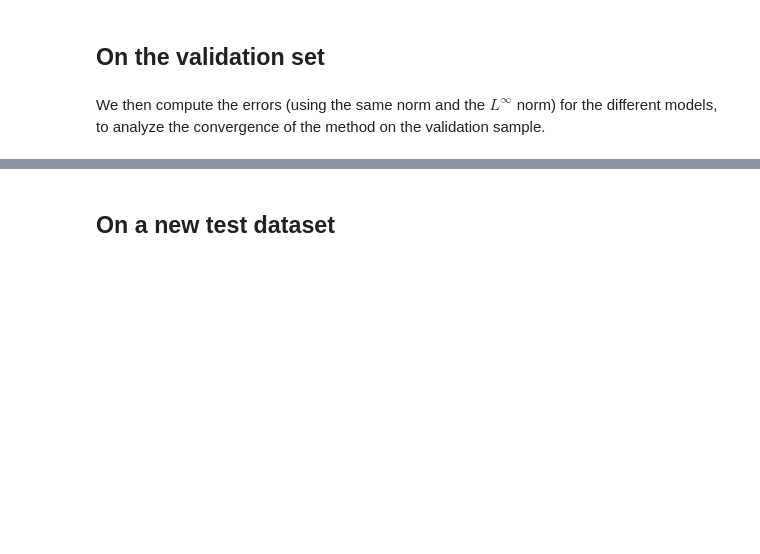
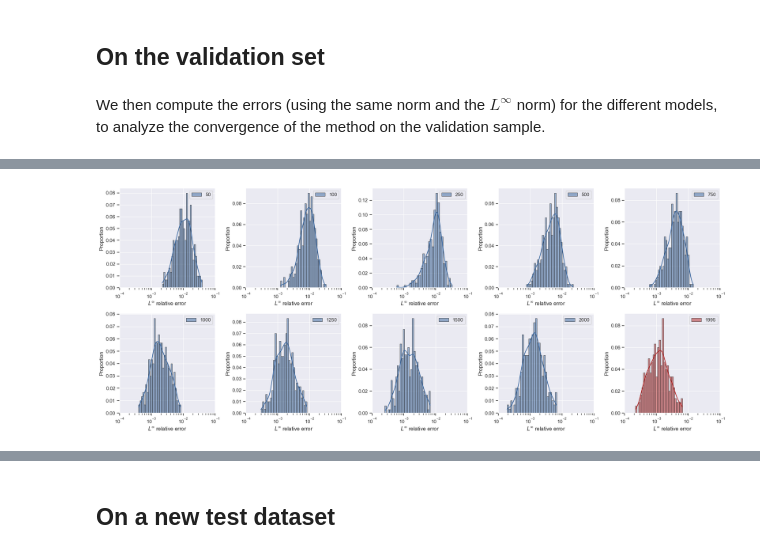
Before and after one commit to KVuillemot/PhiFEM_and_FNO, a Jupyter notebook: Ellipses/main/plot_results.ipynb, the cells around one changed output, grey strips where cells are left out. Saved outputs shown, nothing was run; the diff lists cells and outputs as text; code cells hidden in the pictures; blank space fills up the shorter version.

```diff
--- a/Ellipses/main/plot_results.ipynb
+++ b/Ellipses/main/plot_results.ipynb
@@ -162,0 +82,10 @@ for i in minimal_errors:
+# %%
+def compute_L2_norm_squared(U, domain):
+    nb_vertices = torch.sum(domain, (1, 2), False)
+    norm = (1.0 / nb_vertices) * torch.sum(U**2 * domain, (1, 2), False)
+    return norm
+
+
+def compute_Linf_norm(U, domain):
+    norm = torch.amax(torch.abs(U * domain), (1, 2))
+    return norm
@@ -264,36 +330,38 @@ fig, axes = plt.subplots(
 )
 
 for i in range(len(indices)):
     if k == size_row:
         k = 0
         j += 1
 
-    if epochs[indices[i]] == best_epoch:
+    if epochs[indices[i]] == best_model["epoch"]:
         color = "firebrick"
     else:
         color = colors[2]
     sns.histplot(
         data=Linf_errors[indices[i]],
         kde=True,
         bins=30,
         color=color,
         edgecolor="k",
         log_scale=True,
         label=str(epochs[indices[i]]),
         stat="proportion",
         legend=True,
         ax=axes[j, k],
     )
     axes[j, k].set_xlabel("$L^\infty$ relative error")
     axes[j, k].legend()
     axes[j, k].set_xlim(1e-4, 1e-1)
-    axes[j, k].set_ylim(0.0, 0.11)
+    # axes[j, k].set_ylim(0.0, 0.11)
     k += 1
 
 plt.tight_layout()
 if save_figs:
-    plt.savefig(f"./images/histograms_validation_Linf.png")
+    plt.savefig(f"{images_repo}/histograms_validation_Linf.png")
 plt.show()
+# %% [output]
+[figure, added]
 # %%
 plt.figure(figsize=(10, 5))
 
```
Also changed, not shown: parts of 26 cells of this notebook, 58 other files.
